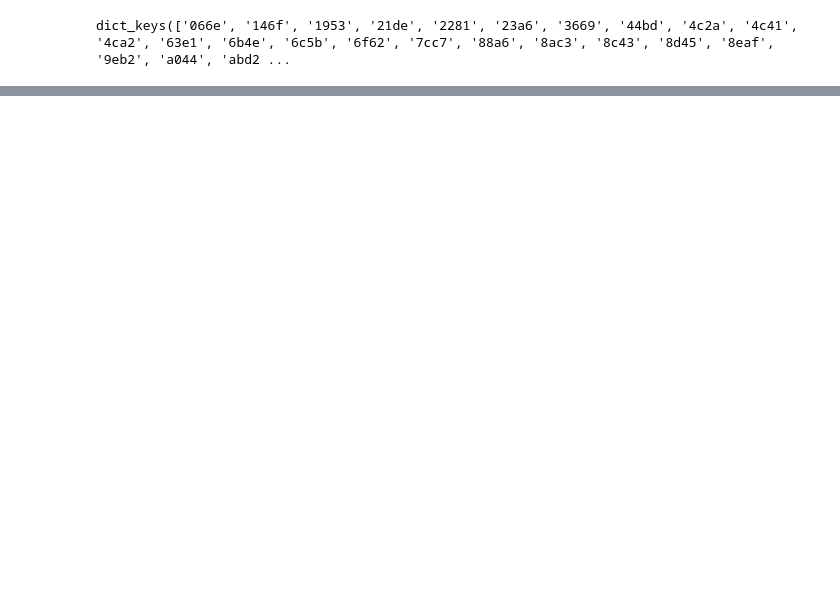
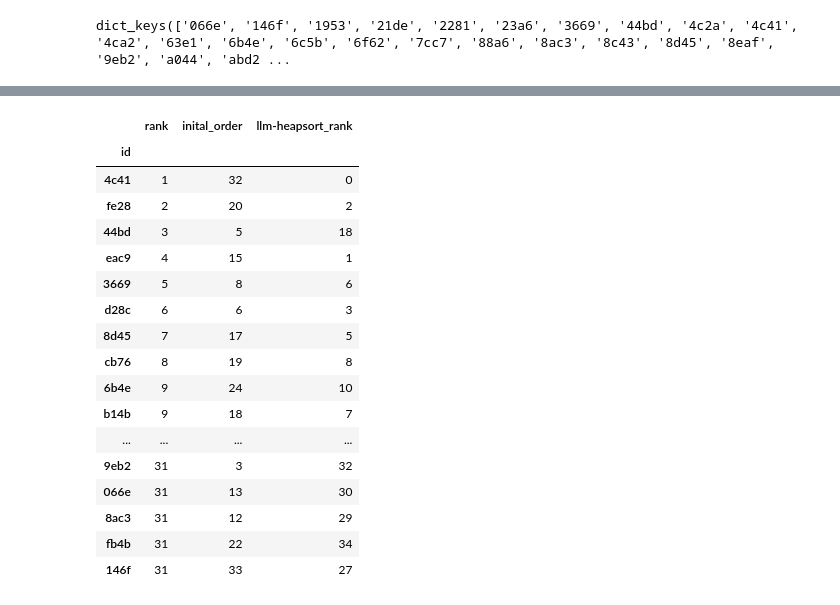
Before and after one commit to cortex359/matse-aachen.seminararbeit, a Jupyter notebook: parse.ipynb, the cells around one changed output, grey strips where cells are left out. Saved outputs shown, nothing was run; the diff lists cells and outputs as text; code cells hidden in the pictures; blank space fills up the shorter version.

```diff
--- a/parse.ipynb
+++ b/parse.ipynb
@@ -174,0 +200,21 @@ cp_data_sorted
+# %%
+df
+# %% [output]
+|  | rank | inital_order | llm-heapsort_rank |
+| id |  |  |  |
+| 4c41 | 1 | 32 | 0 |
+| fe28 | 2 | 20 | 2 |
+| 44bd | 3 | 5 | 18 |
+| eac9 | 4 | 15 | 1 |
+| 3669 | 5 | 8 | 6 |
+| d28c | 6 | 6 | 3 |
+| 8d45 | 7 | 17 | 5 |
+| cb76 | 8 | 19 | 8 |
+| 6b4e | 9 | 24 | 10 |
+| b14b | 9 | 18 | 7 |
+| ... | ... | ... | ... |
+| 9eb2 | 31 | 3 | 32 |
+| 066e | 31 | 13 | 30 |
+| 8ac3 | 31 | 12 | 29 |
+| fb4b | 31 | 22 | 34 |
+| 146f | 31 | 33 | 27 |
```
Also changed, not shown: parts of 16 cells of this notebook, 7 other files.
